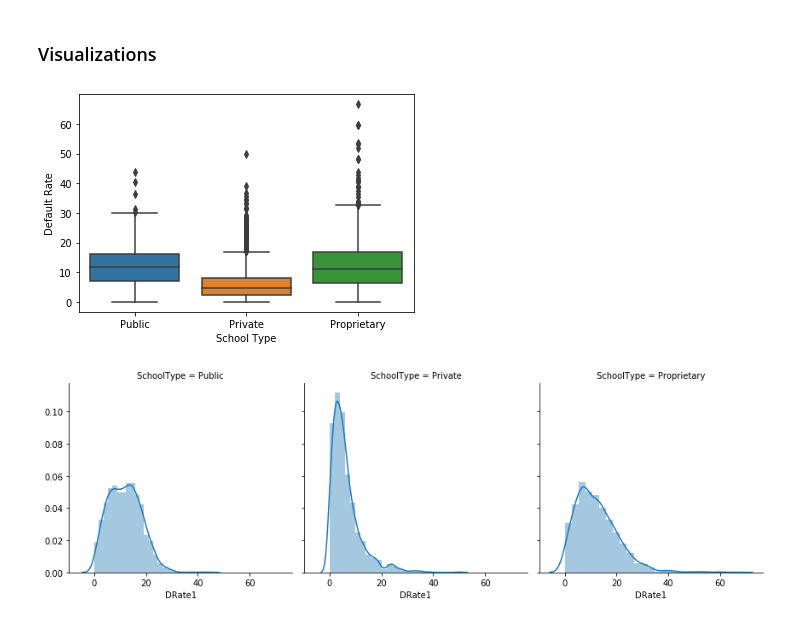
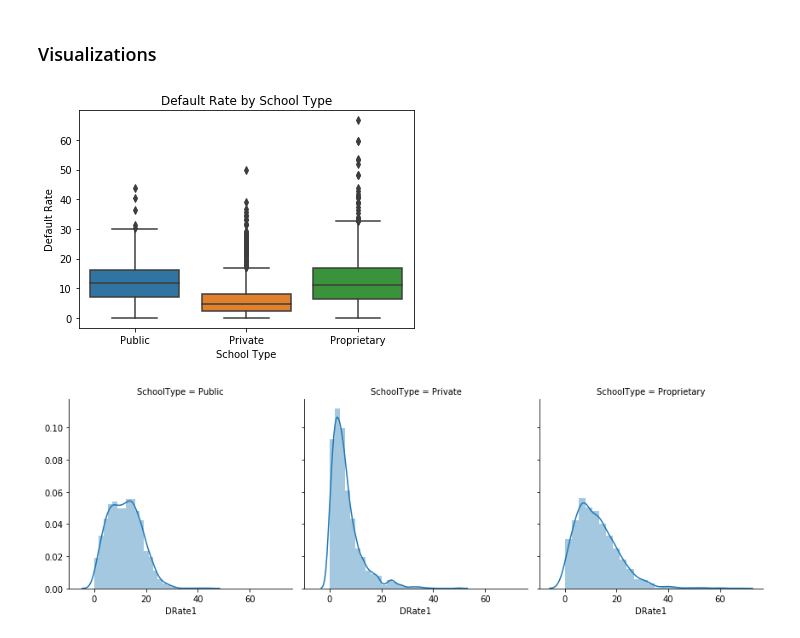
Before and after one commit to dillorr/defaultRate, a Jupyter notebook: eda/prelimEDA.ipynb, the cells around one changed output. Saved outputs shown, nothing was run; the diff lists cells and outputs as text; code cells hidden in the pictures.

```diff
--- a/eda/prelimEDA.ipynb
+++ b/eda/prelimEDA.ipynb
@@ -120,10 +120,11 @@ import matplotlib.pyplot as plt
 # %%
 # Box Plot of Default Rates by School Type
 bx1 = sns.boxplot(x='SchoolType', y='DRate1', data=dRateCopy)
 bx1.set(xlabel = 'School Type', ylabel = 'Default Rate')
+bx1.set_title('Default Rate by School Type')
 plt.show()
 # %% [output]
-[figure, old version]
+[figure, new version]
 # %%
 # comparison of distribution of default rate by institution type
 dRateDistsFacet = sns.FacetGrid(dRateCopy, col="SchoolType", height=4, aspect=1)
```
Also changed, not shown: 1 other file.
